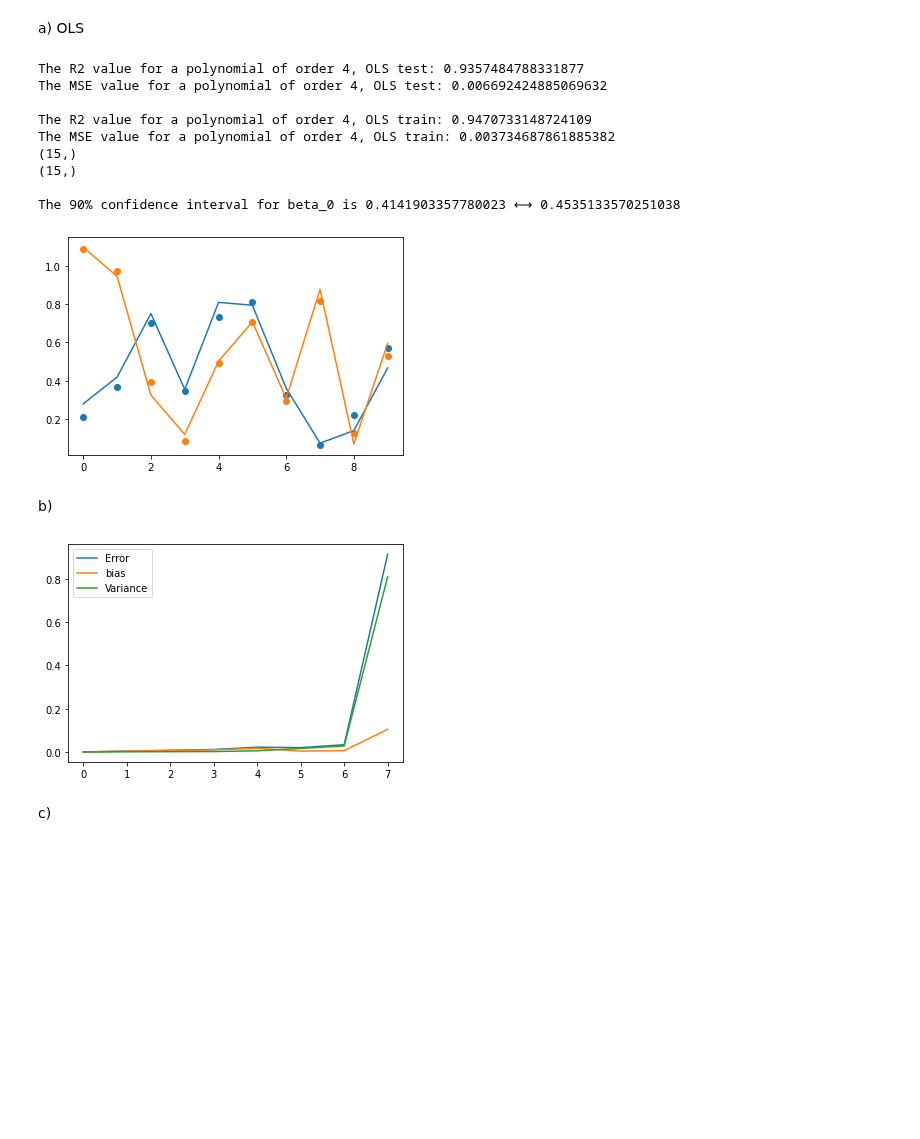
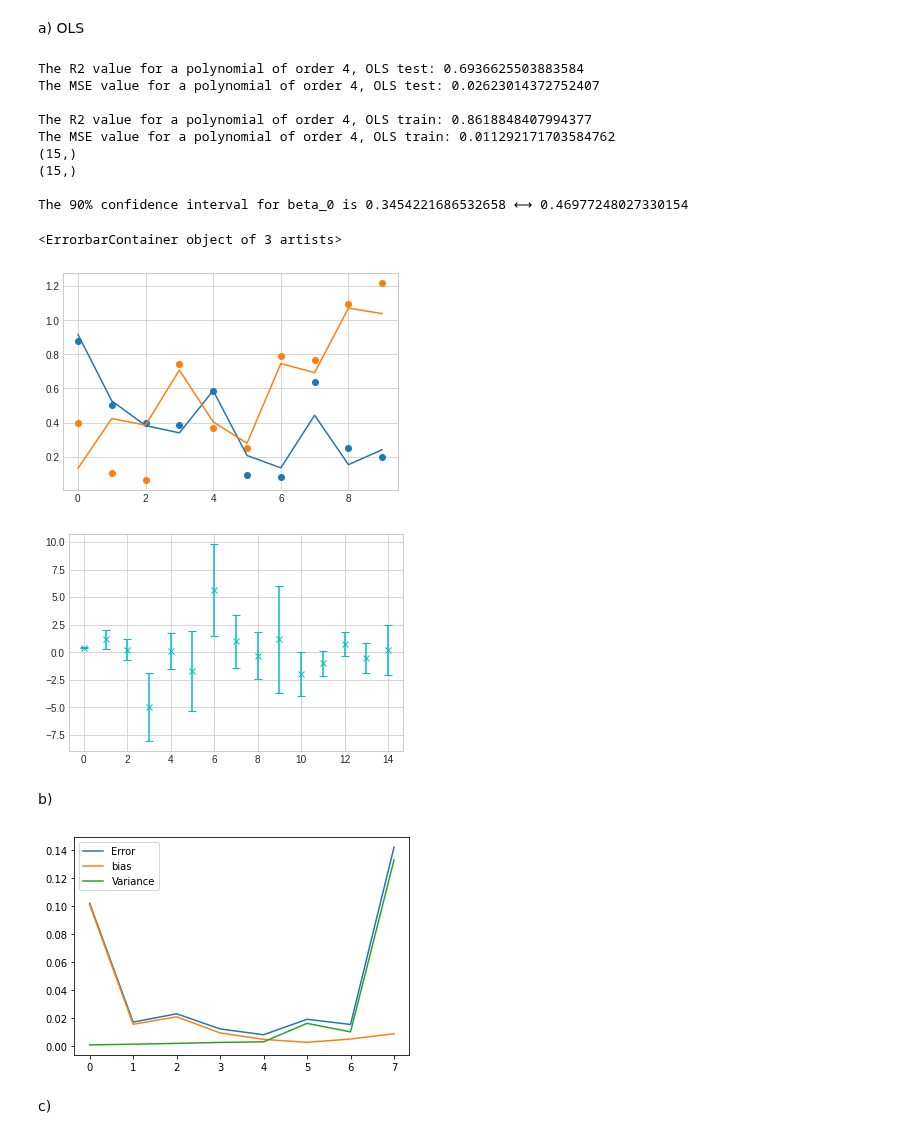
Before and after one commit to espentn/FYS-STK3155, a Jupyter notebook: FYS-STK3155.ipynb, the cells around one changed output. Cells and saved outputs as stored; diff of their text form; code cells hidden in the pictures; blank space fills up the shorter version.

Commit message:
Added confidence intervals plot for betas

```diff
--- a/FYS-STK3155.ipynb
+++ b/FYS-STK3155.ipynb
@@ -89,7 +89,7 @@ def CIBeta(X, Beta):
     stdBeta = np.sqrt(varBeta)
     CIlow = Beta - 1.645*stdBeta
     CIhigh = Beta + 1.645*stdBeta
-    return CIlow, CIhigh
+    return CIlow, CIhigh, stdBeta
 
 # I cannot get this function to work with X_train
 def SVDinv(A):
@@ -181,7 +181,7 @@ a) OLS
 # %%
 # np.random.seed(2020)
 
-sig2 = 0.01 # noise variance
+sig2 = 0.1 # noise variance
 degree = 4 # polynomial degree
 n = 10 # number of data points for each feature
 x1, x2, y = createDataPoints(n, sig2)
@@ -192,40 +192,48 @@ X = createDesignMatrix(x1,x2,degree)
 X_train, X_test, y_train, y_test = train_test_split(X,y,test_size=0.3)
 X_train, X_test = Scale(X_train, X_test)
 
 beta = np.linalg.pinv(X_train.T.dot(X_train)).dot(X_train.T).dot(y_train)
 y_tilde = (X_train @ beta)
 y_pred = (X_test @ beta)
 
+plt.figure(0)
 # plt.plot(X_train[:, 1], y_tilde, label="y_tilde")
 plt.plot(y_tilde[:10], label="y_tilde")
 plt.scatter(np.arange(10), y_train[:10], label="y_train")
 
 plt.plot(y_pred[:10], label="y_pred")
 plt.scatter(np.arange(10), y_test[:10], label="y_test")
 # plt.plot(y_pred, label="y_pred")
 # plt.scatter(X_train[:, 1], y_tilde)
 
 print(f"The R2 value for a polynomial of order {degree}, OLS test: {R2(y_test, y_pred)}")
 print(f"The MSE value for a polynomial of order {degree}, OLS test: {MSE(y_test, y_pred)}")
 print(f"\nThe R2 value for a polynomial of order {degree}, OLS train: {R2(y_train, y_tilde)}")
 print(f"The MSE value for a polynomial of order {degree}, OLS train: {MSE(y_train, y_tilde)}")
 
 # Calculate the confidence interval of the 'p' parameters beta
-CIlow, CIhigh = CIBeta(X_train, beta)
+CIlow, CIhigh, std = CIBeta(X_train, beta)
 
 # Print an example of a confidence interval
 print(f"\nThe 90% confidence interval for beta_0 is {CIlow[0]} ⟷ {CIhigh[0]}")
+
+# Plot the Confidence Intervals for the betas
+plt.figure(1)
+plt.style.use('seaborn-whitegrid')
+plt.errorbar(np.arange(len(beta)), beta, std, fmt='cx', capsize=4)
 # %% [output]
-The R2 value for a polynomial of order 4, OLS test: 0.9357484788331877
-The MSE value for a polynomial of order 4, OLS test: 0.006692424885069632
+The R2 value for a polynomial of order 4, OLS test: 0.6936625503883584
+The MSE value for a polynomial of order 4, OLS test: 0.02623014372752407
 
-The R2 value for a polynomial of order 4, OLS train: 0.9470733148724109
-The MSE value for a polynomial of order 4, OLS train: 0.003734687861885382
+The R2 value for a polynomial of order 4, OLS train: 0.8618848407994377
+The MSE value for a polynomial of order 4, OLS train: 0.011292171703584762
 (15,)
 (15,)
 
-The 90% confidence interval for beta_0 is 0.4141903357780023 ⟷ 0.4535133570251038
+The 90% confidence interval for beta_0 is 0.3454221686532658 ⟷ 0.46977248027330154
+<ErrorbarContainer object of 3 artists>
-[figure, old version]
+[figure, new version]
+[figure, added]
 # %% [markdown]
 b)
 # %%
@@ -251,7 +259,7 @@ for n in range(10,11):
     polydegree = np.zeros(maxdegree)
 
 
-    for degree in range(3,maxdegree):
+    for degree in range(maxdegree):
 #         print("\n", degree, "\n")
         X = createDesignMatrix(x[:,[0]],x[:,[1]],degree)
 
@@ -265,11 +273,11 @@ for n in range(10,11):
             x_, y_ = resample(X_train, y_train)
 #             print("X_test before", X_test[:1, :])
 
-#             x_, X_test2 = Scale(x_, X_test)
+            x_, X_test2 = Scale(x_, X_test)
 #             print("X_test after", X_test2[:1, :])
 
             beta = np.linalg.pinv(x_.T.dot(x_)).dot(x_.T).dot(y_)
-            y_pred[:, i] = (X_test @ beta).squeeze()
+            y_pred[:, i] = (X_test2 @ beta).squeeze()
 
         polydegree[degree] = degree
         error[degree] = np.mean( np.mean((y_test - y_pred)**2, axis=1, keepdims=True) )
@@ -287,7 +295,7 @@ for n in range(10,11):
     plt.legend()
     plt.show()
 # %% [output]
-[figure, old version]
+[figure, new version]
 # %% [markdown]
 c)
 # %%
```
